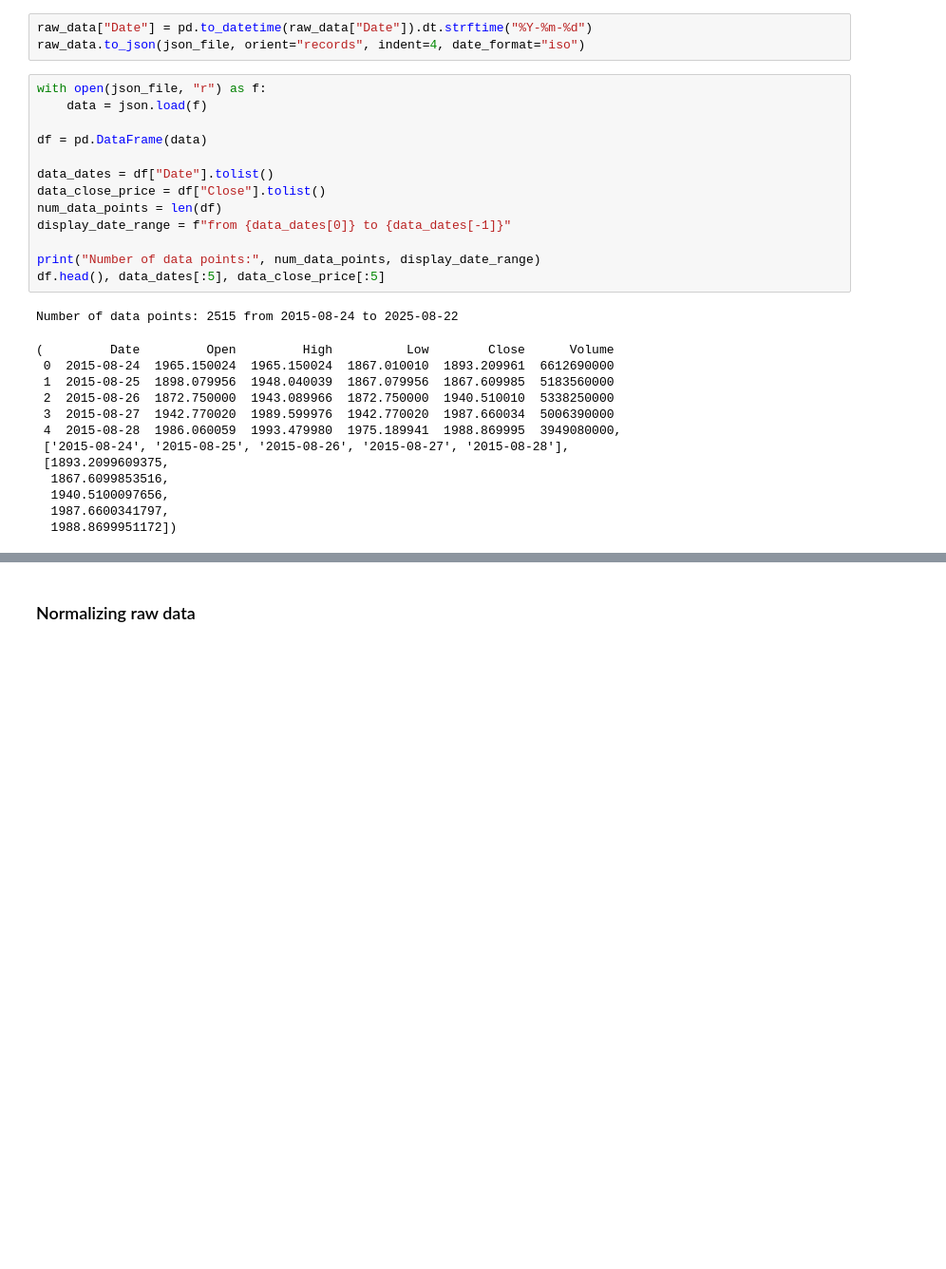
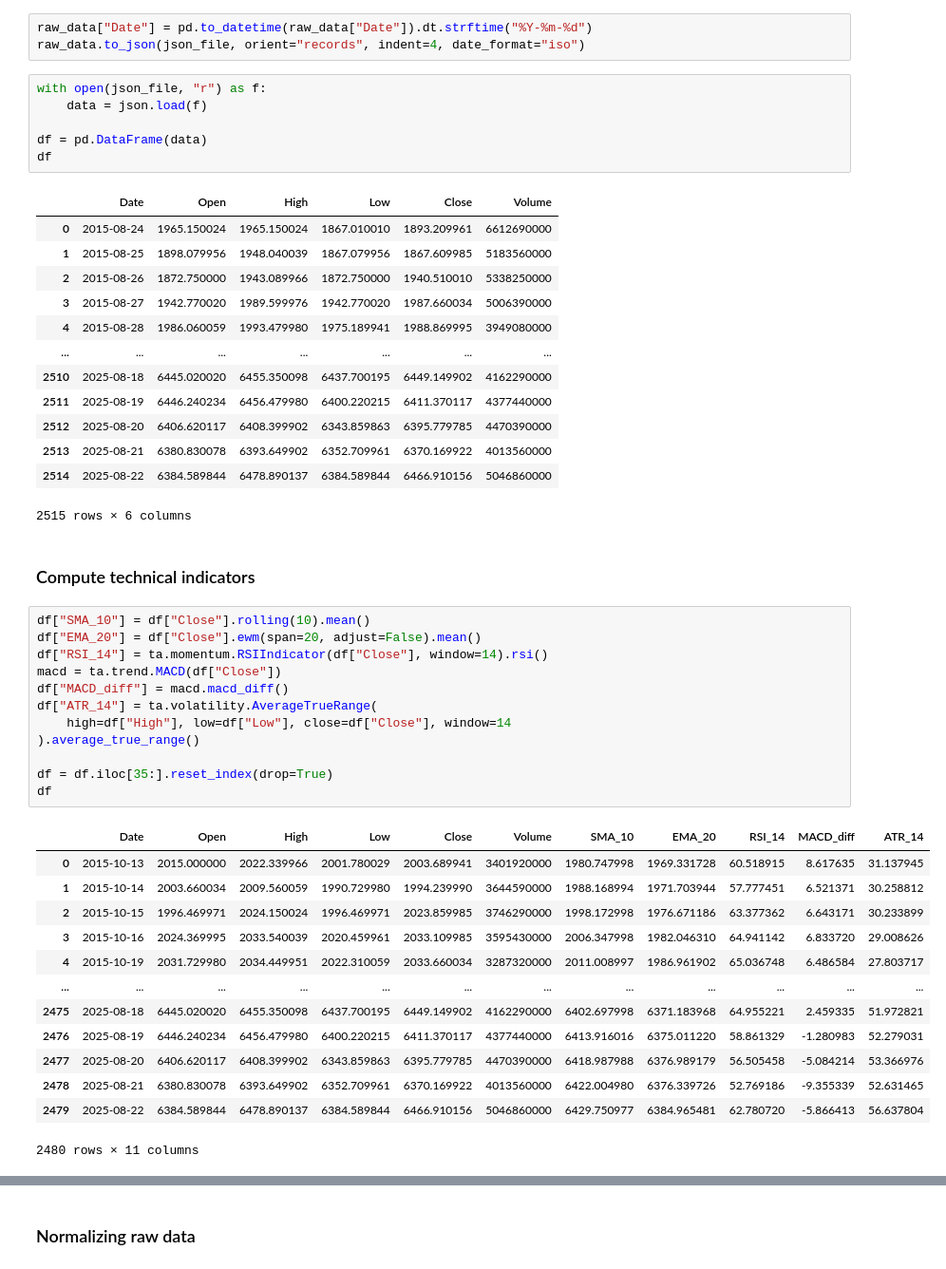
Before and after one commit to brien60/Stock-LSTM, a Jupyter notebook: lstm.ipynb, the cells around one changed output, grey strips where cells are left out. Shown at 95% size. Saved outputs shown, nothing was run; the diff lists cells and outputs as text; blank space fills up the shorter version.

```diff
--- a/lstm.ipynb
+++ b/lstm.ipynb
@@ -91,25 +93,46 @@ with open(json_file, "r") as f:
     data = json.load(f)
 
 df = pd.DataFrame(data)
-
-data_dates = df["Date"].tolist()
-data_close_price = df["Close"].tolist()
-num_data_points = len(df)
-display_date_range = f"from {data_dates[0]} to {data_dates[-1]}"
-
-print("Number of data points:", num_data_points, display_date_range)
-df.head(), data_dates[:5], data_close_price[:5]
+df
 # %% [output]
+|  | Date | Open | High | Low | Close | Volume |
+| 0 | 2015-08-24 | 1965.150024 | 1965.150024 | 1867.010010 | 1893.209961 | 6612690000 |
+| 1 | 2015-08-25 | 1898.079956 | 1948.040039 | 1867.079956 | 1867.609985 | 5183560000 |
+| 2 | 2015-08-26 | 1872.750000 | 1943.089966 | 1872.750000 | 1940.510010 | 5338250000 |
+| 3 | 2015-08-27 | 1942.770020 | 1989.599976 | 1942.770020 | 1987.660034 | 5006390000 |
+| 4 | 2015-08-28 | 1986.060059 | 1993.479980 | 1975.189941 | 1988.869995 | 3949080000 |
+| ... | ... | ... | ... | ... | ... | ... |
+| 2510 | 2025-08-18 | 6445.020020 | 6455.350098 | 6437.700195 | 6449.149902 | 4162290000 |
+| 2511 | 2025-08-19 | 6446.240234 | 6456.479980 | 6400.220215 | 6411.370117 | 4377440000 |
+| 2512 | 2025-08-20 | 6406.620117 | 6408.399902 | 6343.859863 | 6395.779785 | 4470390000 |
+| 2513 | 2025-08-21 | 6380.830078 | 6393.649902 | 6352.709961 | 6370.169922 | 4013560000 |
+| 2514 | 2025-08-22 | 6384.589844 | 6478.890137 | 6384.589844 | 6466.910156 | 5046860000 |
-Number of data points: 2515 from 2015-08-24 to 2025-08-22
+2515 rows × 6 columns
-(         Date         Open         High          Low        Close      Volume
- 0  2015-08-24  1965.150024  1965.150024  1867.010010  1893.209961  6612690000
- 1  2015-08-25  1898.079956  1948.040039  1867.079956  1867.609985  5183560000
- 2  2015-08-26  1872.750000  1943.089966  1872.750000  1940.510010  5338250000
- 3  2015-08-27  1942.770020  1989.599976  1942.770020  1987.660034  5006390000
- 4  2015-08-28  1986.060059  1993.479980  1975.189941  1988.869995  3949080000,
- ['2015-08-24', '2015-08-25', '2015-08-26', '2015-08-27', '2015-08-28'],
- [1893.2099609375,
-  1867.6099853516,
-  1940.5100097656,
-  1987.6600341797,
-  1988.8699951172])
+# %% [markdown]
+### Compute technical indicators
+# %%
+df["SMA_10"] = df["Close"].rolling(10).mean()
+df["EMA_20"] = df["Close"].ewm(span=20, adjust=False).mean()
+df["RSI_14"] = ta.momentum.RSIIndicator(df["Close"], window=14).rsi()
+macd = ta.trend.MACD(df["Close"])
+df["MACD_diff"] = macd.macd_diff()
+df["ATR_14"] = ta.volatility.AverageTrueRange(
+    high=df["High"], low=df["Low"], close=df["Close"], window=14
+).average_true_range()
+
+df = df.iloc[35:].reset_index(drop=True)
+df
+# %% [output]
+|  | Date | Open | High | Low | Close | Volume | SMA_10 | EMA_20 | RSI_14 | MACD_diff | ATR_14 |
+| 0 | 2015-10-13 | 2015.000000 | 2022.339966 | 2001.780029 | 2003.689941 | 3401920000 | 1980.747998 | 1969.331728 | 60.518915 | 8.617635 | 31.137945 |
+| 1 | 2015-10-14 | 2003.660034 | 2009.560059 | 1990.729980 | 1994.239990 | 3644590000 | 1988.168994 | 1971.703944 | 57.777451 | 6.521371 | 30.258812 |
+| 2 | 2015-10-15 | 1996.469971 | 2024.150024 | 1996.469971 | 2023.859985 | 3746290000 | 1998.172998 | 1976.671186 | 63.377362 | 6.643171 | 30.233899 |
+| 3 | 2015-10-16 | 2024.369995 | 2033.540039 | 2020.459961 | 2033.109985 | 3595430000 | 2006.347998 | 1982.046310 | 64.941142 | 6.833720 | 29.008626 |
+| 4 | 2015-10-19 | 2031.729980 | 2034.449951 | 2022.310059 | 2033.660034 | 3287320000 | 2011.008997 | 1986.961902 | 65.036748 | 6.486584 | 27.803717 |
+| ... | ... | ... | ... | ... | ... | ... | ... | ... | ... | ... | ... |
+| 2475 | 2025-08-18 | 6445.020020 | 6455.350098 | 6437.700195 | 6449.149902 | 4162290000 | 6402.697998 | 6371.183968 | 64.955221 | 2.459335 | 51.972821 |
+| 2476 | 2025-08-19 | 6446.240234 | 6456.479980 | 6400.220215 | 6411.370117 | 4377440000 | 6413.916016 | 6375.011220 | 58.861329 | -1.280983 | 52.279031 |
+| 2477 | 2025-08-20 | 6406.620117 | 6408.399902 | 6343.859863 | 6395.779785 | 4470390000 | 6418.987988 | 6376.989179 | 56.505458 | -5.084214 | 53.366976 |
+| 2478 | 2025-08-21 | 6380.830078 | 6393.649902 | 6352.709961 | 6370.169922 | 4013560000 | 6422.004980 | 6376.339726 | 52.769186 | -9.355339 | 52.631465 |
+| 2479 | 2025-08-22 | 6384.589844 | 6478.890137 | 6384.589844 | 6466.910156 | 5046860000 | 6429.750977 | 6384.965481 | 62.780720 | -5.866413 | 56.637804 |
+2480 rows × 11 columns
```
Also changed, not shown: parts of 16 cells of this notebook.
